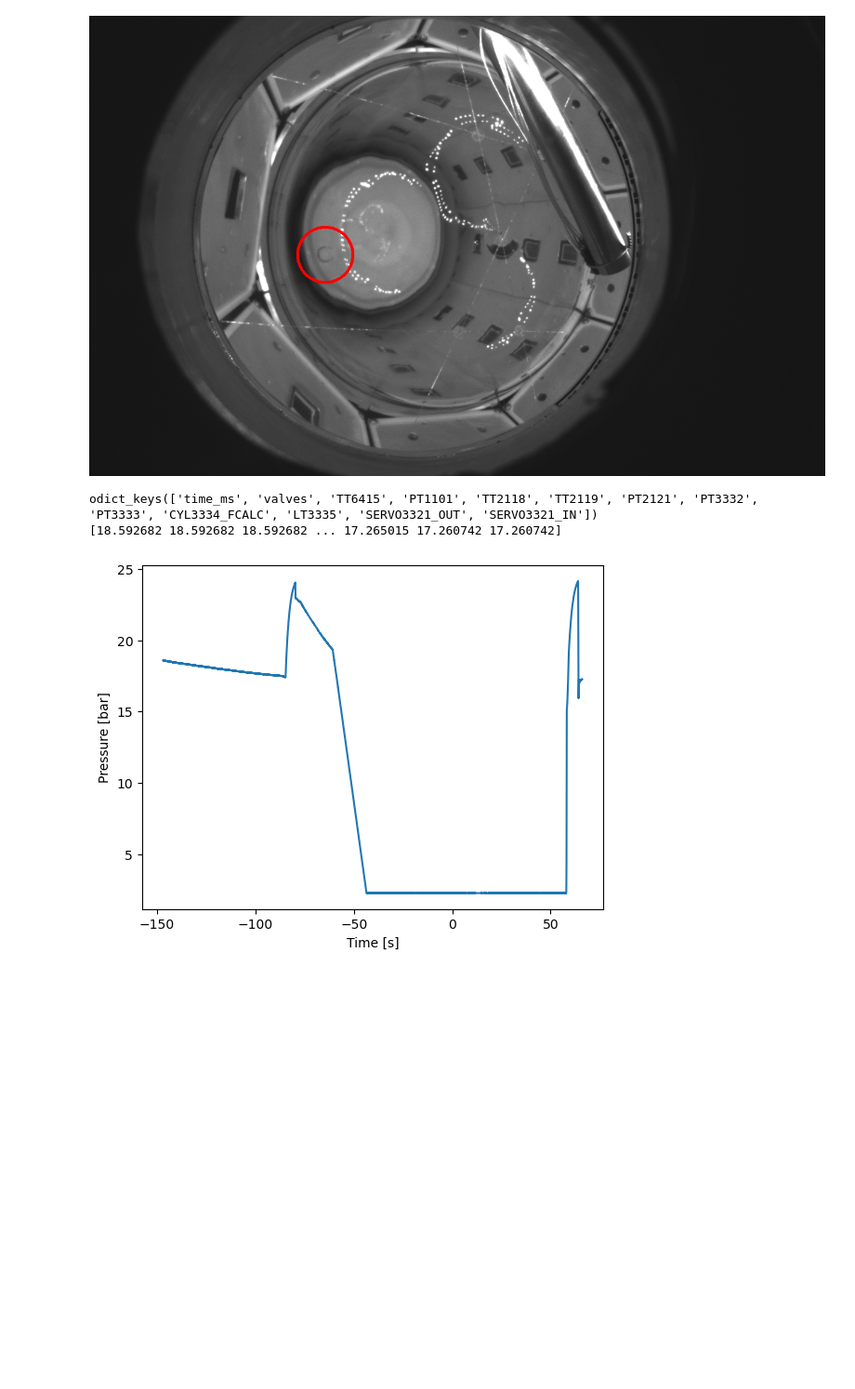
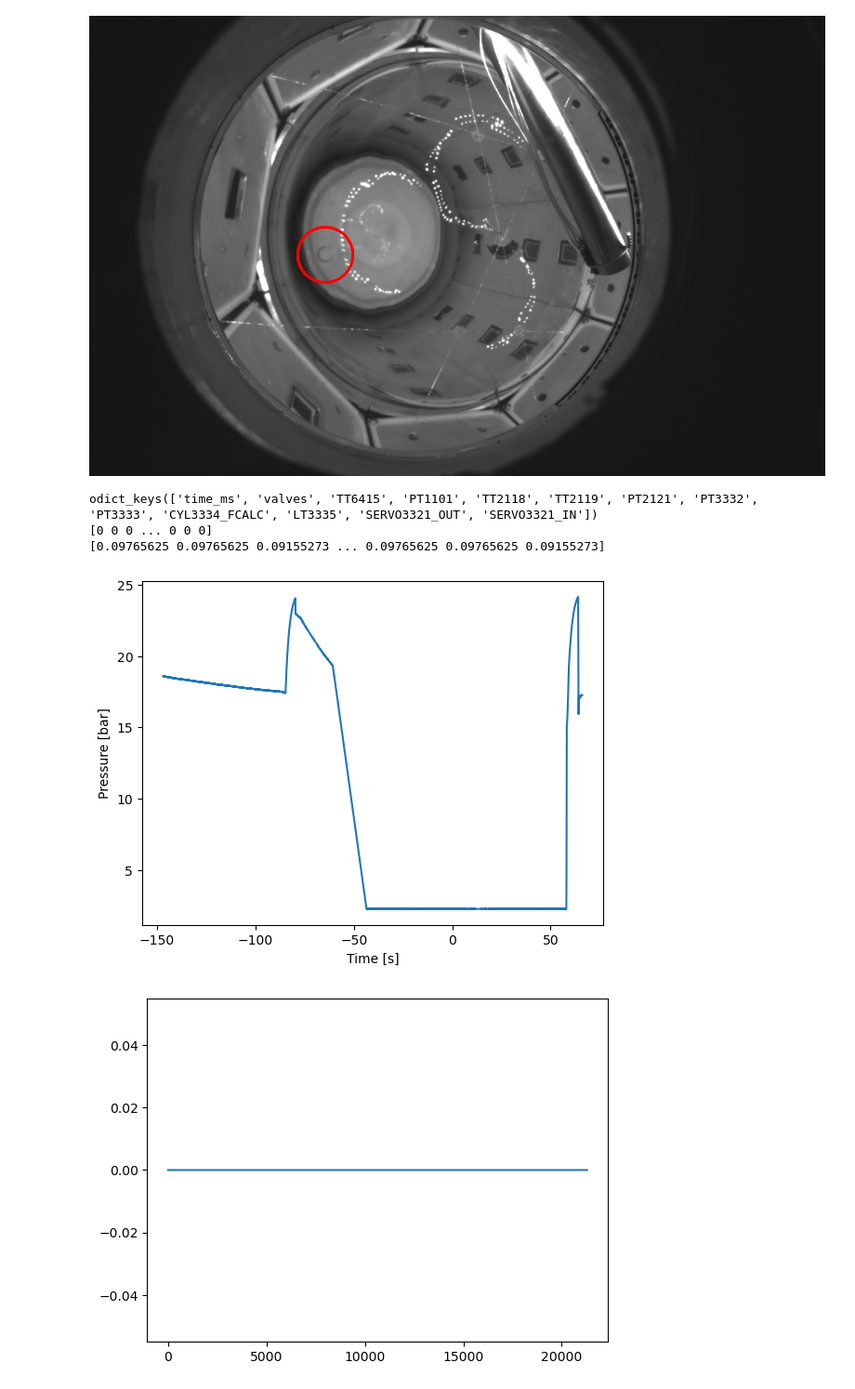
Before and after one commit to SBC-Collaboration/LAr10Ana, a Jupyter notebook: plots/EventDisplayPlotFinal.ipynb, the cells around one changed output. Shown at 93% size. Cells and saved outputs as stored; diff of their text form; code cells hidden in the pictures; blank space fills up the shorter version.

```diff
--- a/plots/EventDisplayPlotFinal.ipynb
+++ b/plots/EventDisplayPlotFinal.ipynb
@@ -855,19 +855,27 @@ display(img)
 # %%
 #scint_file = ("/exp/e961/data/SBC-25-recon/dev-output/20260209_11/exposure.sbc")
 scint_file = ("/exp/e961/data/SBC-25-unpacked/20251125_6/18/slow_daq.sbc")
 scint = Streamer(scint_file).to_dict()
 
 print(scint.keys())
-print(scint['PT2121'])
+print(scint['valves'])
+print(scint['SERVO3321_IN'])
+#plt.plot(scint['SERVO3321_IN'])
+#plt.show()
 
 plt.plot((scint['time_ms']/1000)-147,scint['PT2121'])
 plt.xlabel('Time [s]',fontsize = 10)
 plt.ylabel('Pressure [bar]', fontsize = 10)
 plt.show()
+
+plt.plot((scint['valves']))
+plt.show()
 # %% [output]
 odict_keys(['time_ms', 'valves', 'TT6415', 'PT1101', 'TT2118', 'TT2119', 'PT2121', 'PT3332', 'PT3333', 'CYL3334_FCALC', 'LT3335', 'SERVO3321_OUT', 'SERVO3321_IN'])
-[18.592682 18.592682 18.592682 ... 17.265015 17.260742 17.260742]
+[0 0 0 ... 0 0 0]
+[0.09765625 0.09765625 0.09155273 ... 0.09765625 0.09765625 0.09155273]
 [figure]
+[figure, added]
 # %%
 plt.figure(figsize=(6,4.5))
 
```
Also changed, not shown: parts of 11 cells of this notebook, 1 other file.
